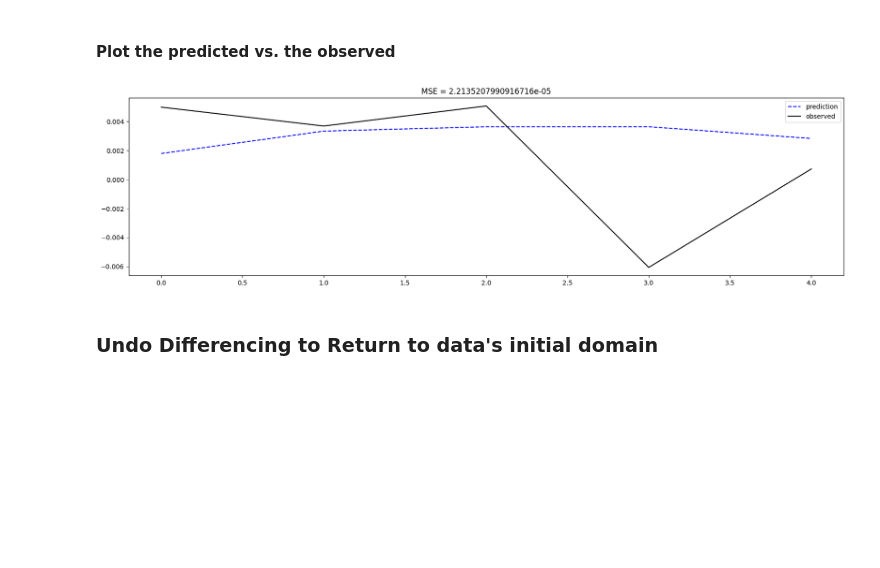
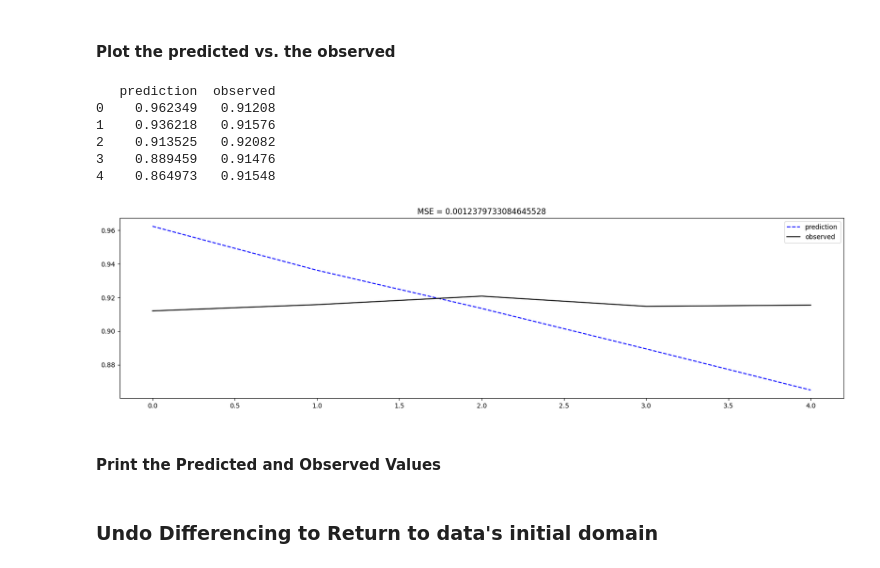
Before and after one commit to jdannem6/ML_Forex_Forecasting, a Jupyter notebook: USD_CHF_VARIMA.ipynb, the cells around one changed output. Drawn from its saved outputs; the diff is of its cells as text; code cells hidden in the pictures; blank space fills up the shorter version.

Commit message:
Fixed missnig observation data issue

```diff
--- a/USD_CHF_VARIMA.ipynb
+++ b/USD_CHF_VARIMA.ipynb
@@ -152,7 +152,7 @@ train_data = df.drop(['Date'], axis=1)
 ## Difference the test and training set
 diff_train = diff(train_data, k_diff=1).dropna()
 # Extra day needed as start of testing set for differencing
-diff_test = diff(df[-days_to_forecast+1:])
+diff_test = diff(df[-(days_to_forecast+1):])
 # %% [markdown]
 ### Check that all Time-series are now all Stationary
 # %%
@@ -194,7 +194,7 @@ for i in p:
         model = VARMAX(diff_train, order=(i,j), seasonal_order=(0,0,0,0), mle_regression = True, filter_concentrated = True)
         model_fit = model.fit(disp=False)
         pred = pd.DataFrame()
-        pred['prediction'] = train_data.iloc[-1]['Close'] + model_fit.forecast(5).reset_index(drop=True).Close
+        pred['prediction'] = train_data.iloc[-1]['Close'] + np.cumsum(model_fit.forecast(5).reset_index(drop=True).Close)
         pred['observed'] = test.Close
         models.append(model_fit)
         MSEs.append(np.mean((pred['prediction'].values-pred['observed'].values)**2))
@@ -209,10 +209,10 @@ model_fit_endog = models[np.argmin(MSEs)]
 def plot_predictions(train_set, test_set, model_fit, exog_feat=None):
     pred = pd.DataFrame()
     if exog_feat is None:
-        pred['prediction'] = train_set.iloc[-1]['Close'] + model_fit.forecast(5).reset_index(drop=True).Close
+        pred['prediction'] = train_set.iloc[-1]['Close'] + np.cumsum(model_fit.forecast(5).reset_index(drop=True).Close)
     else:
-        pred['prediction'] = train_set.iloc[-1]['Close'] + model_fit.forecast(5, exog=test_set[exog_feat]).reset_index(drop=True).Close
-    pred['observed'] = test_set.reset_index(drop=True).Close
-
+        pred['prediction'] = train_set.iloc[-1]['Close'] + np.cumsum(model_fit.forecast(5, exog=test_set[exog_feat]).reset_index(drop=True).Close)
+    pred['observed'] = test_set.Close
     pred.plot(figsize=(20,5),title='prediction vs observed',color=['blue','black'],style=['--','-'])
     plt.title(f"MSE = {np.mean((pred['prediction'].values-pred['observed'].values)**2)}")
+    return pred
@@ -223,8 +238,8 @@ plot_predictions(train_data, test, model_fit_endog)
 # %% [markdown]
 ### Train the Model with Gold and SMI as Exogenous Variables
 # %%
-p = np.arange(6,11)
-q = np.arange(6,11)
+p = np.arange(1,6)
+q = np.arange(1,6)
 models = []
 orders = []
 MSEs = []
@@ -235,7 +250,7 @@ for i in p:
         model = VARMAX(endog=diff_train[['Close', 'SP500']], order=(i,j), mle_regression = True, filter_concentrated = True, initialization='approximate_diffuse', exog=diff_train[['Gold_USD', 'SMI']])
         model_fit = model.fit(disp=False)
         pred = pd.DataFrame()
-        pred['prediction'] = train_data.iloc[-1]['Close'] + model_fit.forecast(5, exog=diff_test[['Gold_USD', 'SMI']]).reset_index(drop=True).Close
+        pred['prediction'] = train_data.iloc[-1]['Close'] + np.cumsum(model_fit.forecast(5, exog=diff_test[['Gold_USD', 'SMI']]).Close)
         pred['observed'] = test.Close
         models.append(model_fit)
         MSEs.append(np.mean((pred['prediction'].values-pred['observed'].values)**2))
@@ -246,6 +261,15 @@ model_fit_exog = models[np.argmin(MSEs)]
 # %% [markdown]
 #### Plot the predicted vs. the observed
 # %%
-plot_predictions(train_data, test, model_fit_exog, exog_feat=['Gold_USD', 'SMI'])
+exog_pred = plot_predictions(train_data, test, model_fit_exog, exog_feat=['Gold_USD', 'SMI'])
+print(exog_pred)
 # %% [output]
+   prediction  observed
+0    0.962349   0.91208
+1    0.936218   0.91576
+2    0.913525   0.92082
+3    0.889459   0.91476
+4    0.864973   0.91548
-[figure, old version]
+[figure, new version]
+# %% [markdown]
+#### Print the Predicted and Observed Values
```
Also changed, not shown: parts of 8 cells of this notebook.
